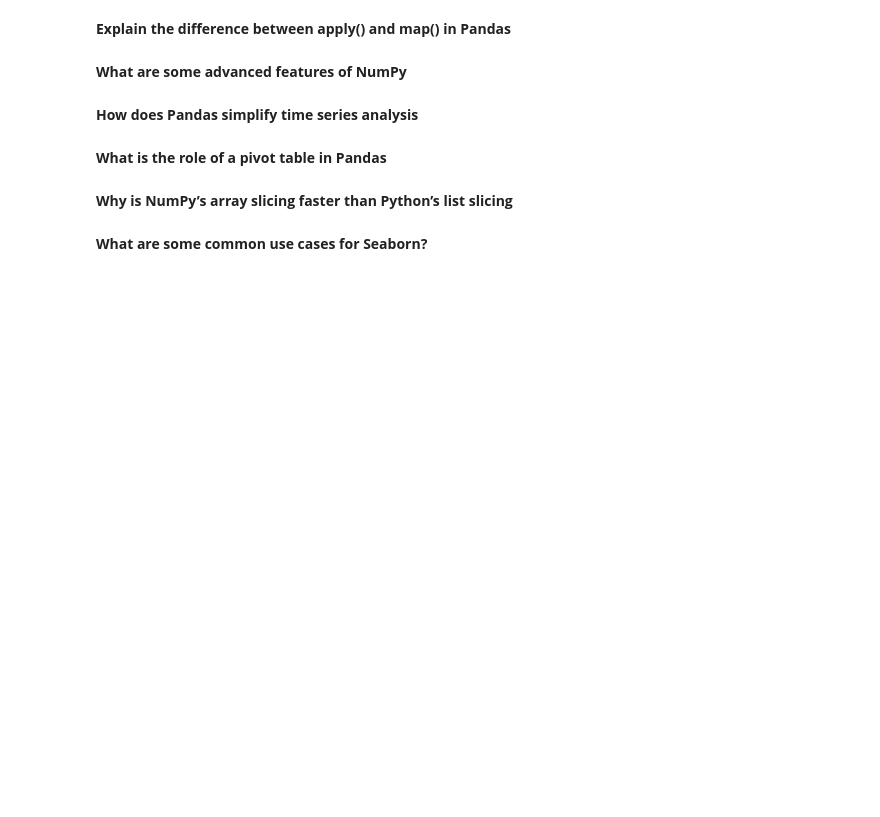
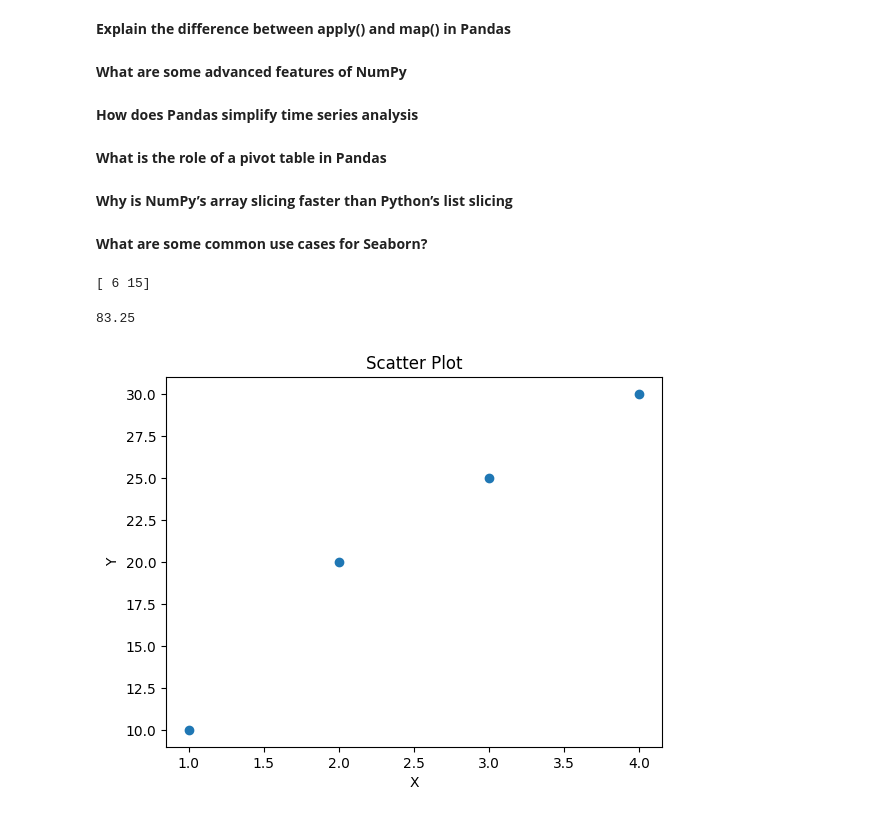
Before and after one commit to murtazadairkee/data-toolkit, a Jupyter notebook: Data Toolkit Answers.ipynb, the cells around one changed output. Cells and saved outputs as stored; diff of their text form; code cells hidden in the pictures; blank space fills up the shorter version.

```diff
--- a/Data Toolkit Answers.ipynb
+++ b/Data Toolkit Answers.ipynb
@@ -88,0 +91,7 @@
+# %%
+import numpy as np
+arr = np.array([[1, 2, 3], [4, 5, 6]])
+row_sums = np.sum(arr, axis=1)
+print(row_sums)
+# %% [output]
+[ 6 15]
@@ -88,0 +100,6 @@
+# %%
+import pandas as pd
+df = pd.DataFrame({"Scores": [80, 90, 75, 88]})
+print(df["Scores"].mean())
+# %% [output]
+83.25
@@ -88,0 +108,11 @@
+# %%
+import matplotlib.pyplot as plt
+x = [1, 2, 3, 4]
+y = [10, 20, 25, 30]
+plt.scatter(x, y)
+plt.title("Scatter Plot")
+plt.xlabel("X")
+plt.ylabel("Y")
+plt.show()
+# %% [output]
+[figure, added]
```
Also changed, not shown: parts of 21 cells of this notebook.
